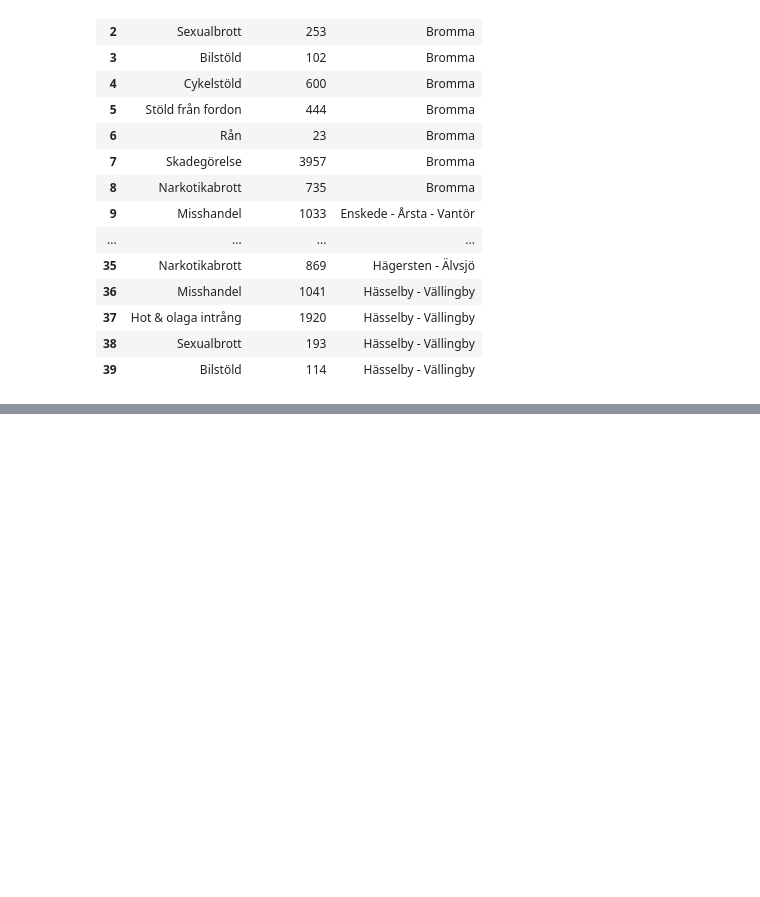
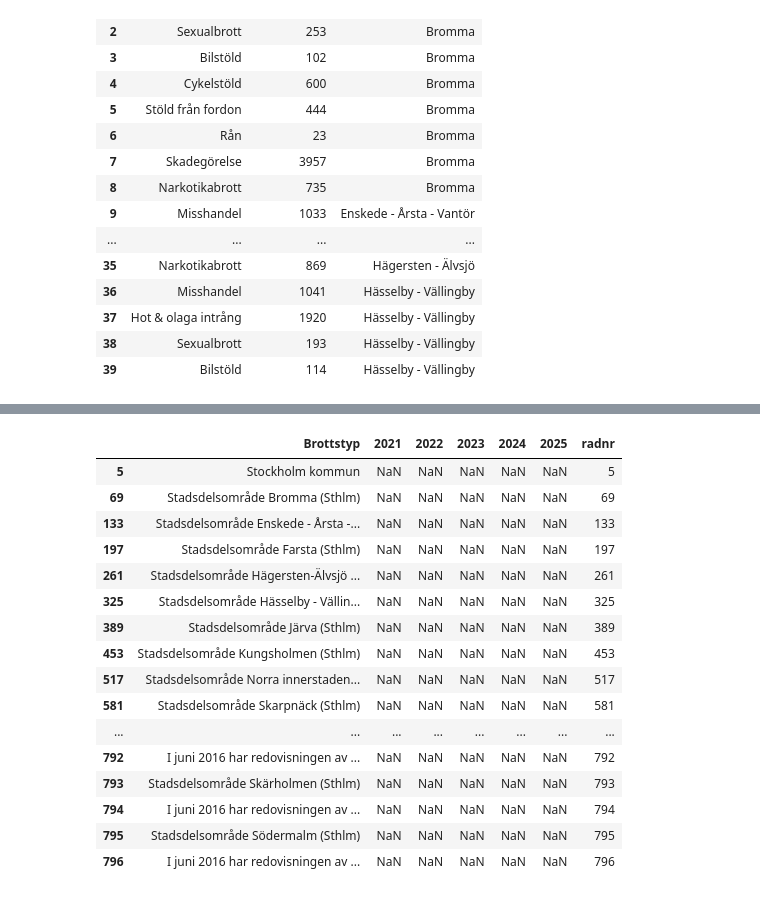
Before and after one commit to cactus-commits/UrbanPulse, a Jupyter notebook: EDA/eda_brå_kaktus.ipynb, the cells around one changed output, grey strips where cells are left out. Drawn from its saved outputs; the diff is of its cells as text; code cells hidden in the pictures; blank space fills up the shorter version.

```diff
--- a/EDA/eda_brå_sthlm.ipynb
+++ b/EDA/eda_brå_kaktus.ipynb
@@ -384,0 +453,22 @@ df_cleaned.to_csv('../data_files/brå_alla_kommuner_2025_cleaned.csv', index=Fal
+# %%
+# Hitta vilka rader som gälller för resp. område
+
+df_all_columns[df_all_columns['Brottstyp'].str.contains('Stockholm|Bromma|Enskede|Farsta|Hägersten|Hässelby|Järva|Kungsholmen|Norra|Skarpnäck|Skärholmen|Södermalm')]
+# %% [output]
+|  | Brottstyp | 2021 | 2022 | 2023 | 2024 | 2025 | radnr |
+| 5 | Stockholm kommun | NaN | NaN | NaN | NaN | NaN | 5 |
+| 69 | Stadsdelsområde Bromma (Sthlm) | NaN | NaN | NaN | NaN | NaN | 69 |
+| 133 | Stadsdelsområde Enskede - Årsta -... | NaN | NaN | NaN | NaN | NaN | 133 |
+| 197 | Stadsdelsområde Farsta (Sthlm) | NaN | NaN | NaN | NaN | NaN | 197 |
+| 261 | Stadsdelsområde Hägersten-Älvsjö ... | NaN | NaN | NaN | NaN | NaN | 261 |
+| 325 | Stadsdelsområde Hässelby - Vällin... | NaN | NaN | NaN | NaN | NaN | 325 |
+| 389 | Stadsdelsområde Järva (Sthlm) | NaN | NaN | NaN | NaN | NaN | 389 |
+| 453 | Stadsdelsområde Kungsholmen (Sthlm) | NaN | NaN | NaN | NaN | NaN | 453 |
+| 517 | Stadsdelsområde Norra innerstaden... | NaN | NaN | NaN | NaN | NaN | 517 |
+| 581 | Stadsdelsområde Skarpnäck (Sthlm) | NaN | NaN | NaN | NaN | NaN | 581 |
+| ... | ... | ... | ... | ... | ... | ... | ... |
+| 792 | I juni 2016 har redovisningen av ... | NaN | NaN | NaN | NaN | NaN | 792 |
+| 793 | Stadsdelsområde Skärholmen (Sthlm) | NaN | NaN | NaN | NaN | NaN | 793 |
+| 794 | I juni 2016 har redovisningen av ... | NaN | NaN | NaN | NaN | NaN | 794 |
+| 795 | Stadsdelsområde Södermalm (Sthlm) | NaN | NaN | NaN | NaN | NaN | 795 |
+| 796 | I juni 2016 har redovisningen av ... | NaN | NaN | NaN | NaN | NaN | 796 |
```
Also changed, not shown: parts of 8 cells of this notebook, 2 other files.
